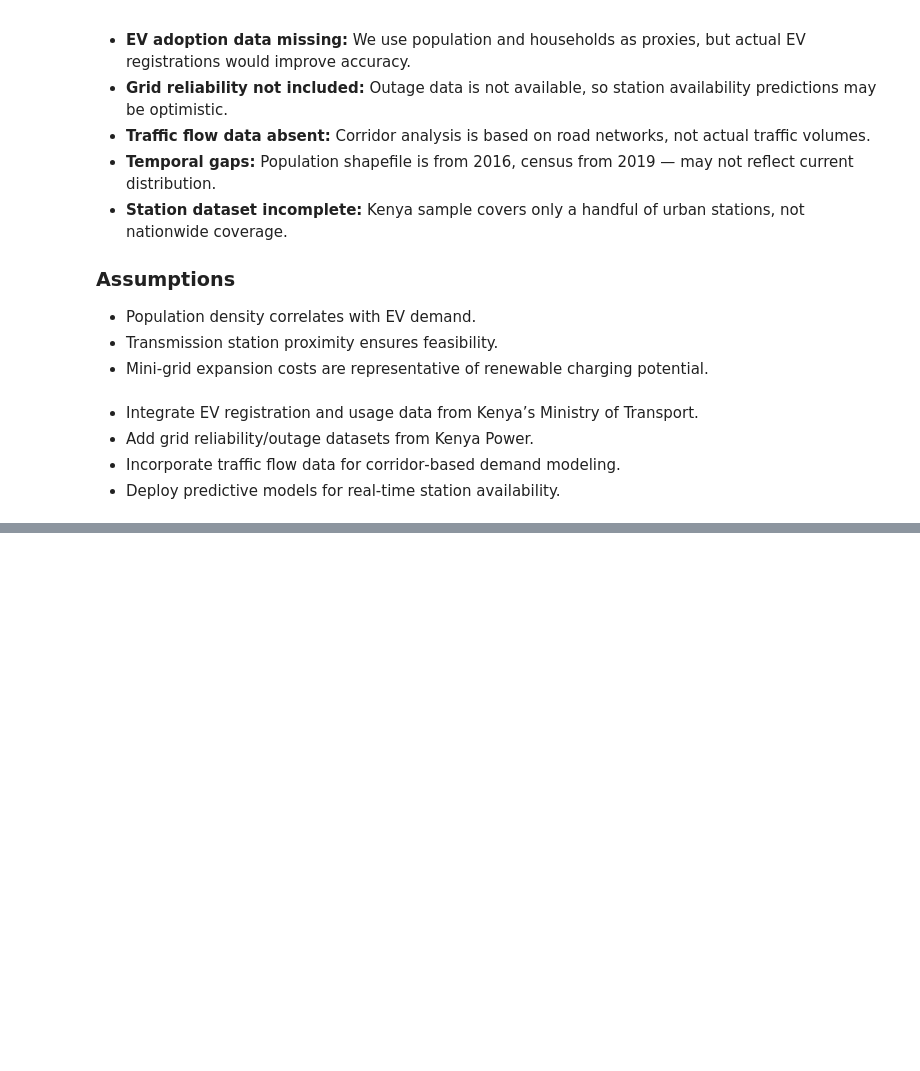
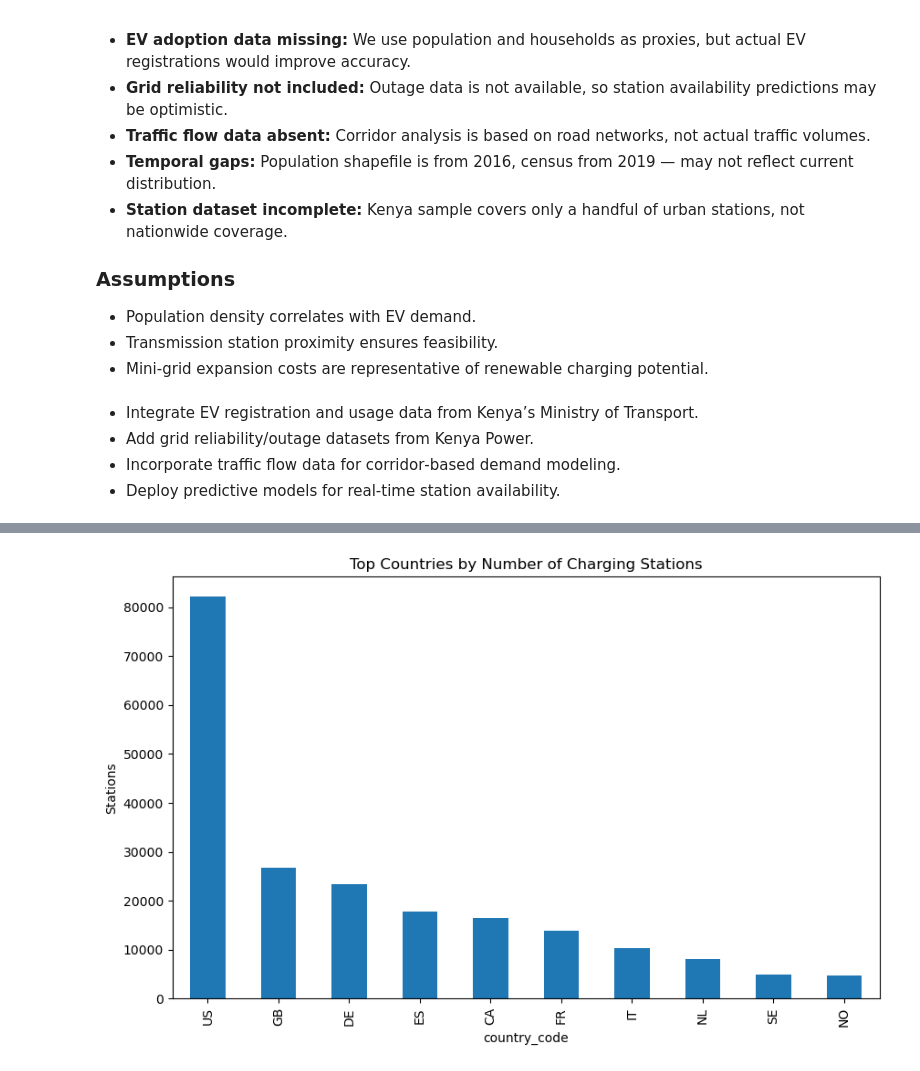
Before and after one commit to maryannngongi/EV_Charging_Stations_Optimization, a Jupyter notebook: Notebooks/kuria.ipynb, the cells around one changed output, grey strips where cells are left out. Saved outputs shown, nothing was run; the diff lists cells and outputs as text; code cells hidden in the pictures; blank space fills up the shorter version.

```diff
--- a/Notebooks/kuria.ipynb
+++ b/Notebooks/kuria.ipynb
@@ -325,0 +417,7 @@ df_admin = pd.read_excel('../Data/ken_adminboundaries_tabulardata.xlsx')
+# %%
+df_global["country_code"].value_counts().head(10).plot(kind="bar", figsize=(10,6))
+plt.title("Top Countries by Number of Charging Stations")
+plt.ylabel("Stations")
+plt.show()
+# %% [output]
+[figure, added]
```
Also changed, not shown: parts of 31 cells of this notebook.
